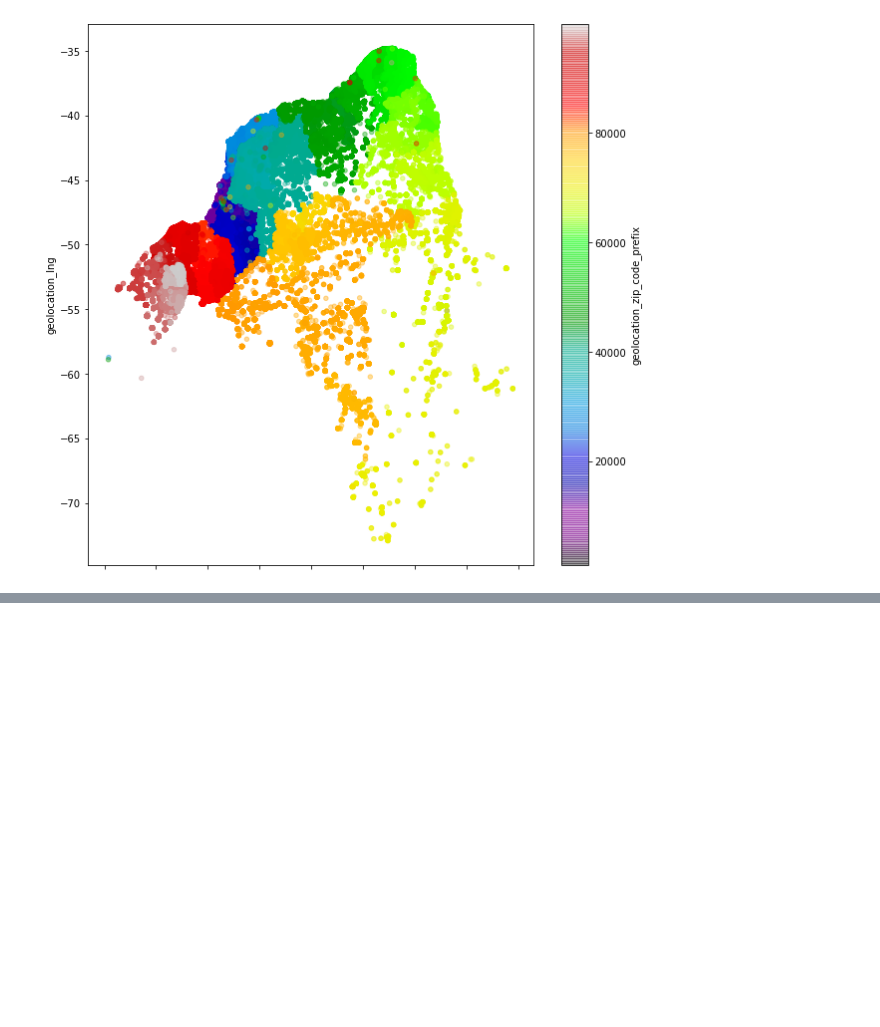
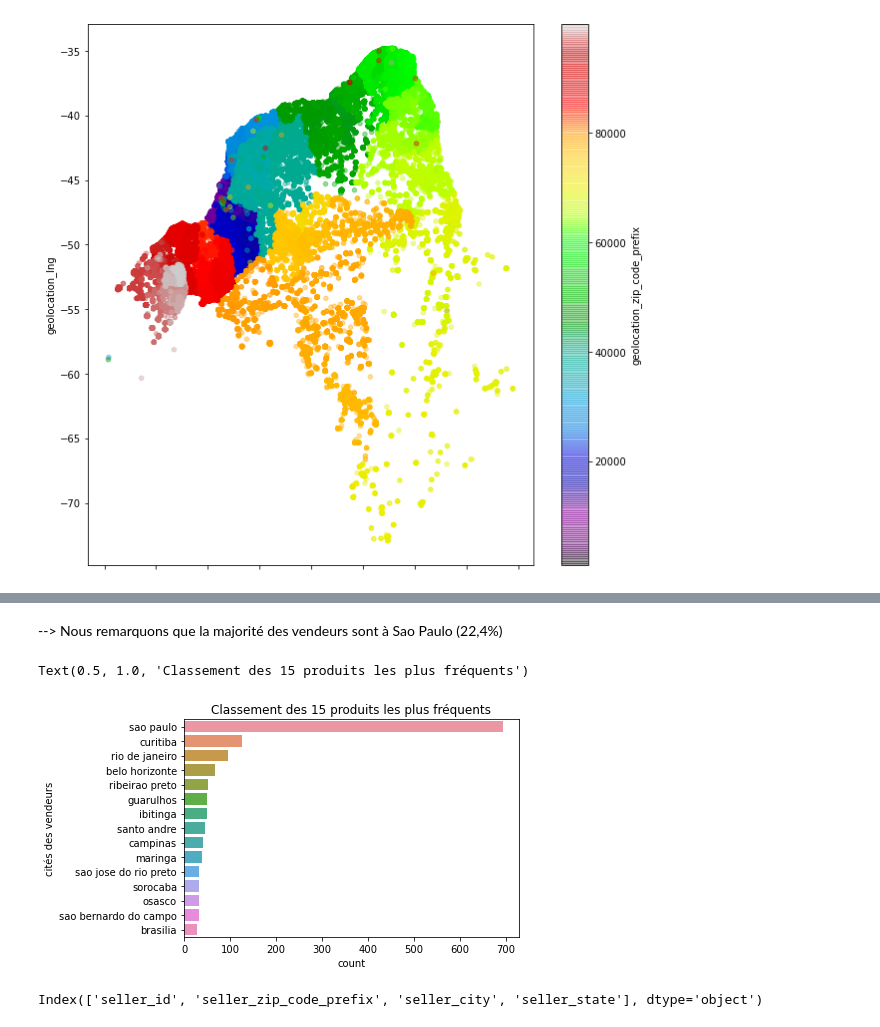
Before and after one commit to Soumaya-kh/POlist, a Jupyter notebook: POLIST_01_notebookanalyse.ipynb, the cells around one changed output, grey strips where cells are left out. Saved outputs shown, nothing was run; the diff lists cells and outputs as text; code cells hidden in the pictures; blank space fills up the shorter version.

```diff
--- a/POLIST_01_notebookanalyse.ipynb
+++ b/POLIST_01_notebookanalyse.ipynb
@@ -101,0 +384,14 @@ orders .head()
+# %% [markdown]
+--> Nous remarquons que la majorité des vendeurs sont à Sao Paulo (22,4%)
+# %%
+plt.figure(figsize=(6, 4))
+sns.countplot(y="seller_city", data=sellers, order=sellers.value_counts(sellers['seller_city'], normalize=True).iloc[:15].index)
+plt.ylabel("cités des vendeurs")
+plt.title("Classement des 15 produits les plus fréquents")
+# %% [output]
+Text(0.5, 1.0, 'Classement des 15 produits les plus fréquents')
+[figure, added]
+# %%
+sellers.columns
+# %% [output]
+Index(['seller_id', 'seller_zip_code_prefix', 'seller_city', 'seller_state'], dtype='object')
```
Also changed, not shown: parts of 81 cells of this notebook.
